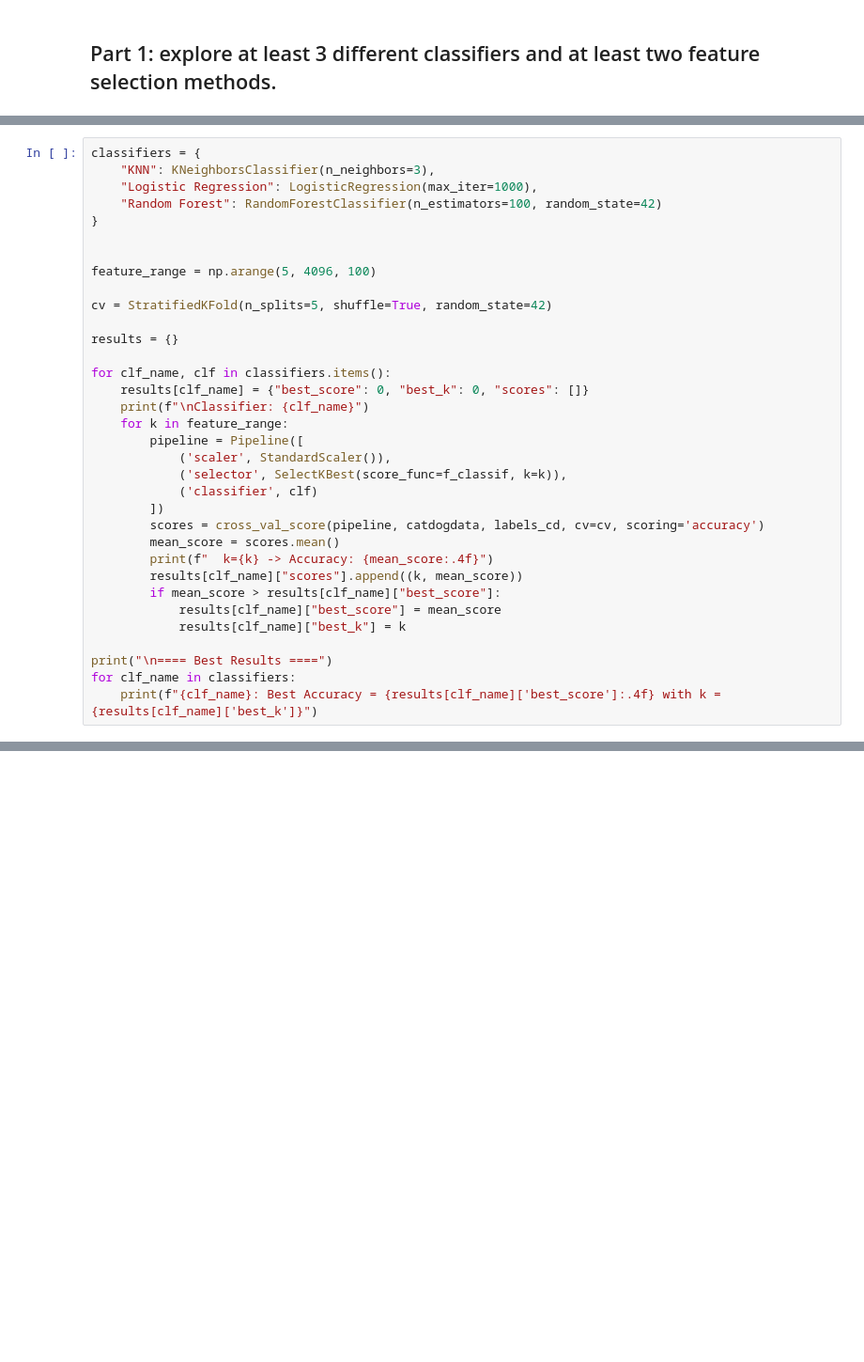
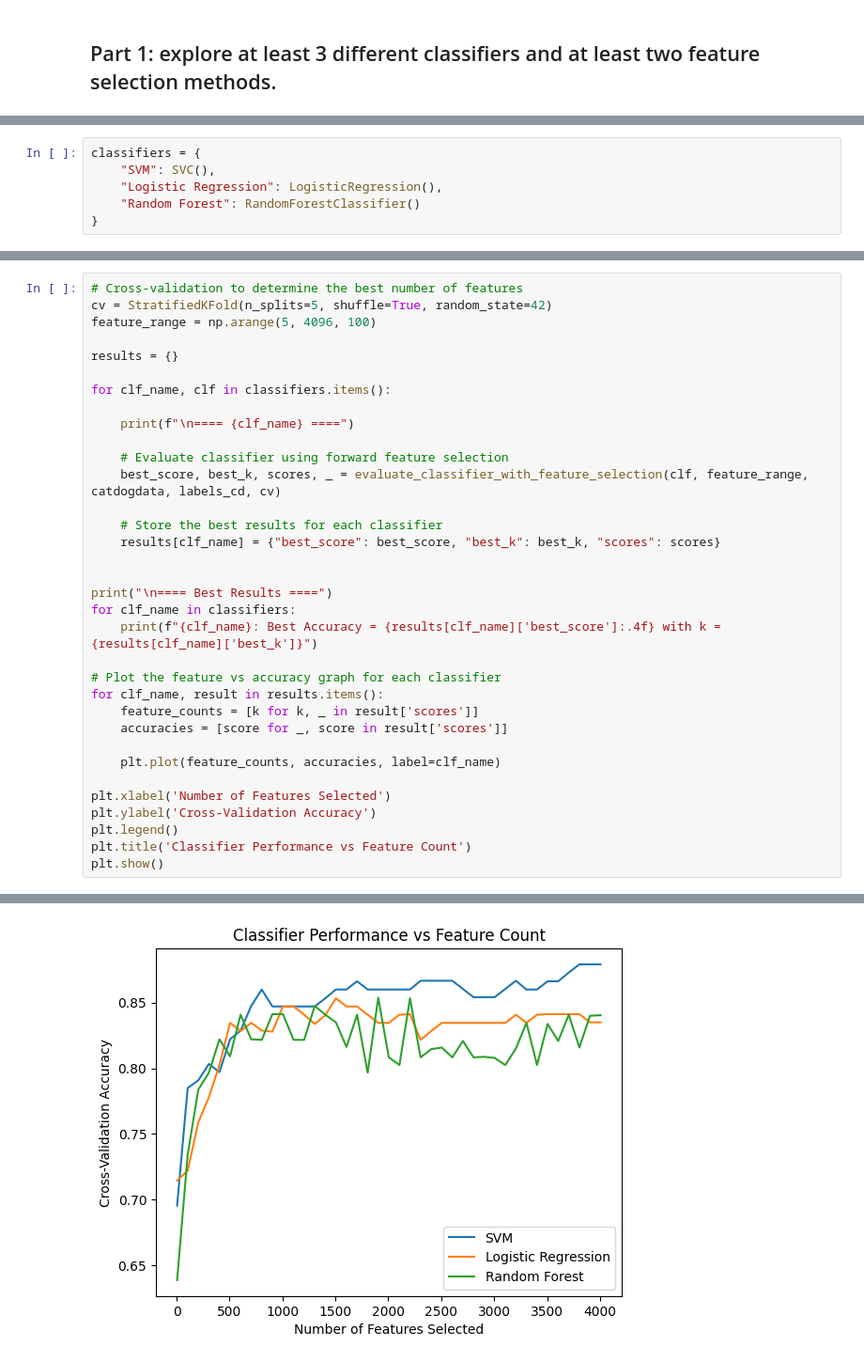
Before and after one commit to CAIYIAHUAI/MVE441, a Jupyter notebook: Min/Project 2/MVE441_2_ym.ipynb, the cells around one changed output, grey strips where cells are left out. Shown at 94% size. Cells and saved outputs as stored; diff of their text form; blank space fills up the shorter version.

```diff
--- a/Min/Project 2/MVE441_2_ym.ipynb
+++ b/Min/Project 2/MVE441_2_ym.ipynb
@@ -50,0 +148,6 @@ plt.show()
+# %%
+classifiers = {
+    "SVM": SVC(),
+    "Logistic Regression": LogisticRegression(),
+    "Random Forest": RandomForestClassifier()
+}
@@ -51,35 +206,35 @@ plt.show()
 # %%
-classifiers = {
-    "KNN": KNeighborsClassifier(n_neighbors=3),
-    "Logistic Regression": LogisticRegression(max_iter=1000),
-    "Random Forest": RandomForestClassifier(n_estimators=100, random_state=42)
-}
-
-
+# Cross-validation to determine the best number of features
+cv = StratifiedKFold(n_splits=5, shuffle=True, random_state=42)
 feature_range = np.arange(5, 4096, 100)
-
-cv = StratifiedKFold(n_splits=5, shuffle=True, random_state=42)
 
 results = {}
 
 for clf_name, clf in classifiers.items():
-    results[clf_name] = {"best_score": 0, "best_k": 0, "scores": []}
-    print(f"\nClassifier: {clf_name}")
-    for k in feature_range:
-        pipeline = Pipeline([
-            ('scaler', StandardScaler()),
-            ('selector', SelectKBest(score_func=f_classif, k=k)),
-            ('classifier', clf)
-        ])
-        scores = cross_val_score(pipeline, catdogdata, labels_cd, cv=cv, scoring='accuracy')
-        mean_score = scores.mean()
-        print(f"  k={k} -> Accuracy: {mean_score:.4f}")
-        results[clf_name]["scores"].append((k, mean_score))
-        if mean_score > results[clf_name]["best_score"]:
-            results[clf_name]["best_score"] = mean_score
-            results[clf_name]["best_k"] = k
+
+    print(f"\n==== {clf_name} ====")
+
+    # Evaluate classifier using forward feature selection
+    best_score, best_k, scores, _ = evaluate_classifier_with_feature_selection(clf, feature_range, catdogdata, labels_cd, cv)
+
+    # Store the best results for each classifier
+    results[clf_name] = {"best_score": best_score, "best_k": best_k, "scores": scores}
+
 
 print("\n==== Best Results ====")
 for clf_name in classifiers:
     print(f"{clf_name}: Best Accuracy = {results[clf_name]['best_score']:.4f} with k = {results[clf_name]['best_k']}")
+
+# Plot the feature vs accuracy graph for each classifier
+for clf_name, result in results.items():
+    feature_counts = [k for k, _ in result['scores']]
+    accuracies = [score for _, score in result['scores']]
+
+    plt.plot(feature_counts, accuracies, label=clf_name)
+
+plt.xlabel('Number of Features Selected')
+plt.ylabel('Cross-Validation Accuracy')
+plt.legend()
+plt.title('Classifier Performance vs Feature Count')
+plt.show()
 # %% [output]
@@ -102,0 +334 @@ Random Forest: Best Accuracy = 0.8528 with k = 3405
+[figure, added]
```
Also changed, not shown: parts of 23 cells of this notebook.
